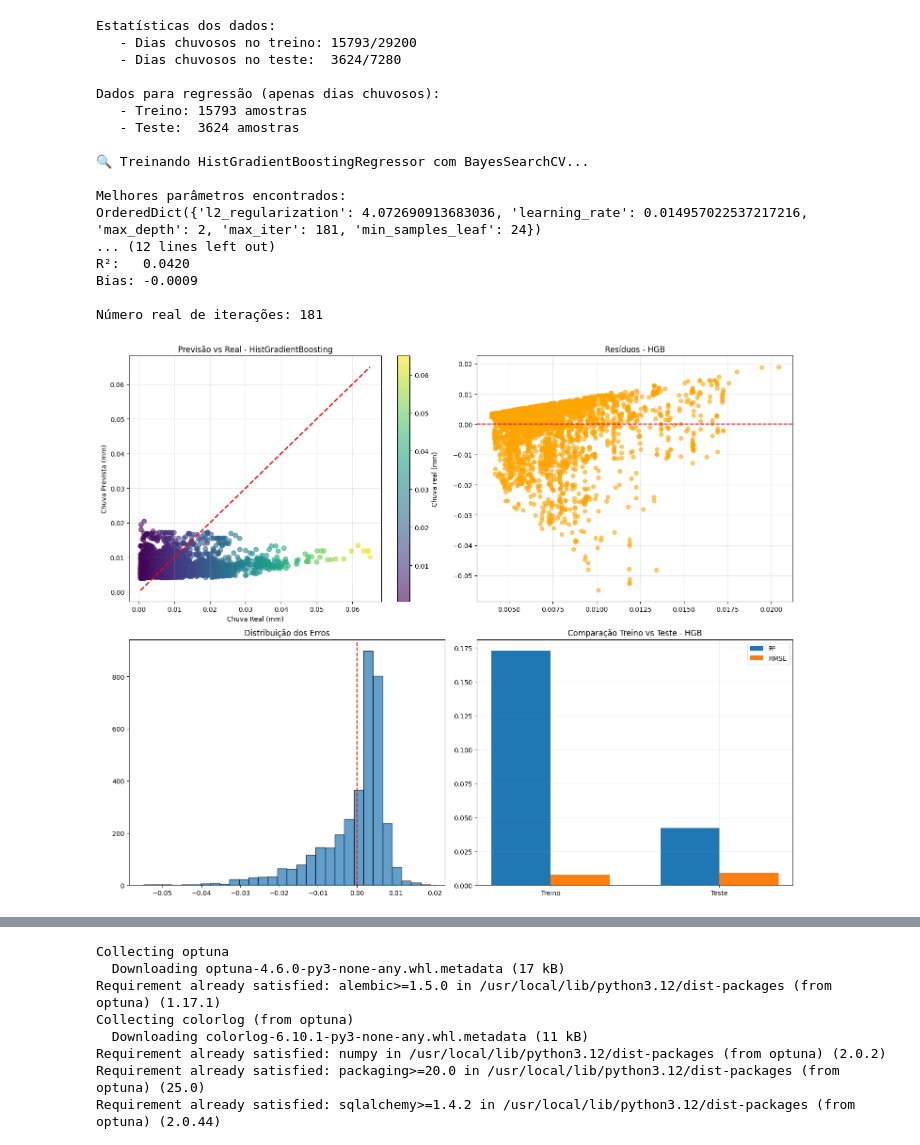
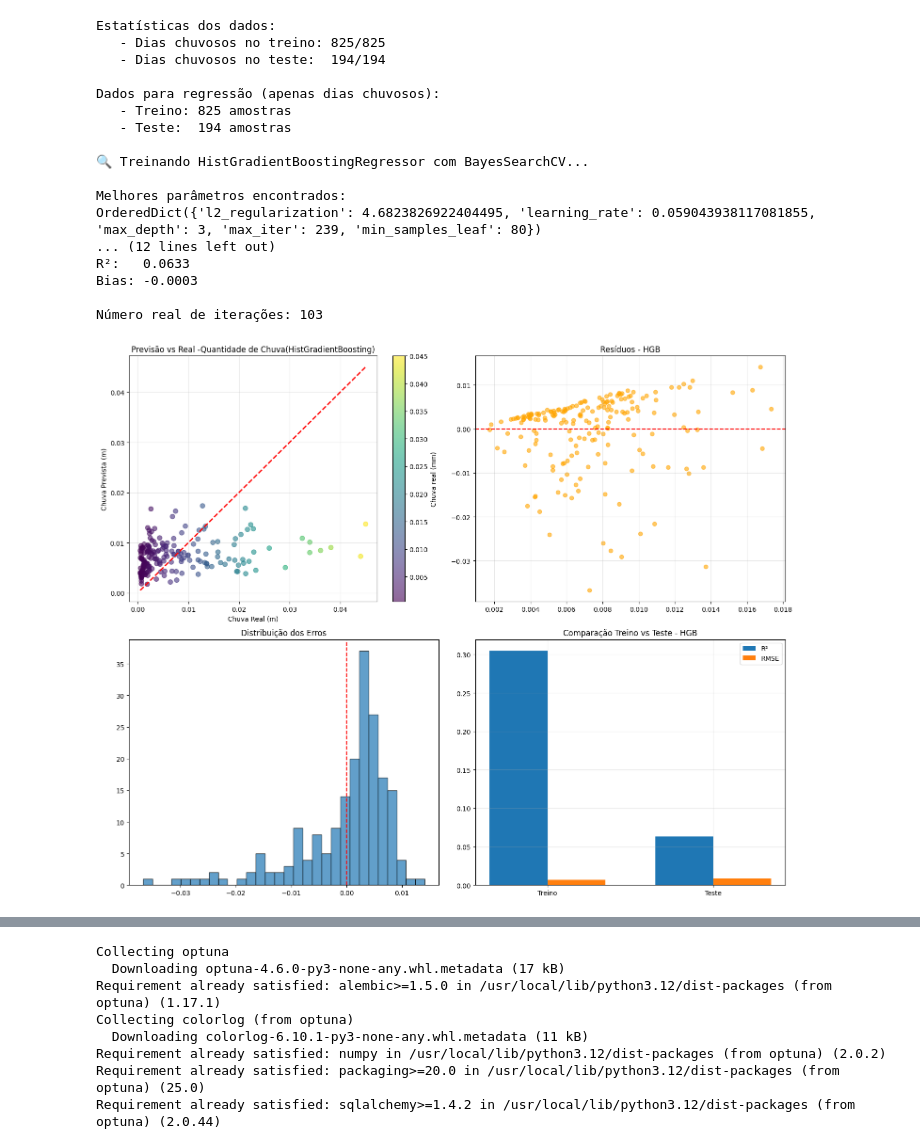
Before and after one commit to Alilson2/Projeto_IA, a Jupyter notebook: Projeto_IA.ipynb, the cells around one changed output, grey strips where cells are left out. Drawn from its saved outputs; the diff is of its cells as text; code cells hidden in the pictures.

```diff
--- a/Projeto_IA.ipynb
+++ b/Projeto_IA.ipynb
@@ -450,7 +383,35 @@ def separar_dados(df_diario, limiar=0.0005):
+# %%
+def separar_dados(df_diario, limiar=0.0005):
+    #X = df_diario.drop(['data', 'tp_mean'], axis=1).copy()
+    X = df_diario.drop(['tp_mean'], axis=1).copy()
+    y = df_diario['tp_mean'].copy()
+
+    mask_chuva = y > limiar
+
+    X_chuva = X[mask_chuva].reset_index(drop=True)
+    y_chuva = y[mask_chuva].reset_index(drop=True)
+
+    return X_chuva, y_chuva
+
+
+
+def data_treino_teste(df_diario):
+  ind_per = int(0.8 * len(df_diario))
+  df_train = df_diario.iloc[:ind_per].copy()
+  df_test  = df_diario.iloc[ind_per:].copy()
+
+  df_train["tp_mean"] = df_train["tp_mean"].shift(-1)
+  df_test["tp_mean"]  = df_test["tp_mean"].shift(-1)
+
+  df_train = df_train.dropna().reset_index(drop=True)
+  df_test  = df_test.dropna().reset_index(drop=True)
+  return df_train, df_test
 # %%
 from sklearn.preprocessing import StandardScaler
-X_test_raw, y_test = separar_dados(df_diario_test)
-X_train_raw, y_train = separar_dados(df_diario_train)
+
+df_train, df_test = data_treino_teste(df_diario)
+X_train_raw, y_train = separar_dados(df_train)
+X_test_raw,  y_test  = separar_dados(df_test)
 
 # Drop the 'data' column as it's not a numerical feature for scaling
 X_train_raw = X_train_raw.drop(columns=['data'])
@@ -458,7 +419,7 @@ X_test_raw = X_test_raw.drop(columns=['data'])
 
 scaler = StandardScaler()
 X_train = scaler.fit_transform(X_train_raw)
-X_test = scaler.fit_transform(X_test_raw)
+X_test  = scaler.transform(X_test_raw)
 # %%
 !pip install scikit-optimize
 
@@ -700,8 +651,6 @@ from sklearn.ensemble import HistGradientBoostingRegressor
 from sklearn.metrics import mean_absolute_error, mean_squared_error, r2_score
 from skopt import BayesSearchCV
 from skopt.space import Integer, Real
-import numpy as np
-import matplotlib.pyplot as plt
 
 
 y_train_original = y_train
@@ -823,9 +772,9 @@ axes[0,0].plot(
     [y_test_reg_chuva.min(), y_test_reg_chuva.max()],
     'r--', linewidth=2
 )
-axes[0,0].set_title("Previsão vs Real - HistGradientBoosting")
-axes[0,0].set_xlabel("Chuva Real (mm)")
-axes[0,0].set_ylabel("Chuva Prevista (mm)")
+axes[0,0].set_title("Previsão vs Real -Quantidade de Chuva(HistGradientBoosting)")
+axes[0,0].set_xlabel("Chuva Real (m)")
+axes[0,0].set_ylabel("Chuva Prevista (m)")
 axes[0,0].grid(True, alpha=0.3)
 plt.colorbar(scatter, ax=axes[0,0], label='Chuva real (mm)')
 
@@ -844,42 +793,42 @@ axes[1,0].set_title("Distribuição dos Erros")
 
 
 # 4 — R2 & RMSE
 models = ['Treino', 'Teste']
 r2_scores = [r2_train, r2_test]
 rmse_scores = [rmse_train, rmse_test]
 
 x_pos = np.arange(len(models))
 width = 0.35
 
 axes[1,1].bar(x_pos - width/2, r2_scores, width, label='R²')
 axes[1,1].bar(x_pos + width/2, rmse_scores, width, label='RMSE')
 axes[1,1].set_title("Comparação Treino vs Teste - HGB")
 axes[1,1].set_xticks(x_pos)
 axes[1,1].set_xticklabels(models)
 axes[1,1].legend()
 axes[1,1].grid(True, alpha=0.3)
 
 plt.tight_layout()
 plt.show()
 # %% [output]
 Estatísticas dos dados:
-   - Dias chuvosos no treino: 15793/29200
-   - Dias chuvosos no teste:  3624/7280
+   - Dias chuvosos no treino: 825/825
+   - Dias chuvosos no teste:  194/194
 
 Dados para regressão (apenas dias chuvosos):
-   - Treino: 15793 amostras
-   - Teste:  3624 amostras
+   - Treino: 825 amostras
+   - Teste:  194 amostras
 
 🔍 Treinando HistGradientBoostingRegressor com BayesSearchCV...
 
 Melhores parâmetros encontrados:
-OrderedDict({'l2_regularization': 4.072690913683036, 'learning_rate': 0.014957022537217216, 'max_depth': 2, 'max_iter': 181, 'min_samples_leaf': 24})
+OrderedDict({'l2_regularization': 4.6823826922404495, 'learning_rate': 0.059043938117081855, 'max_depth': 3, 'max_iter': 239, 'min_samples_leaf': 80})
 ... (12 lines left out)
-R²:   0.0420
-Bias: -0.0009
+R²:   0.0633
+Bias: -0.0003
 
-Número real de iterações: 181
+Número real de iterações: 103
-[figure, old version]
+[figure, new version]
 # %%
 !pip install catboost
 # %% [output]
```
Also changed, not shown: parts of 15 cells of this notebook.
